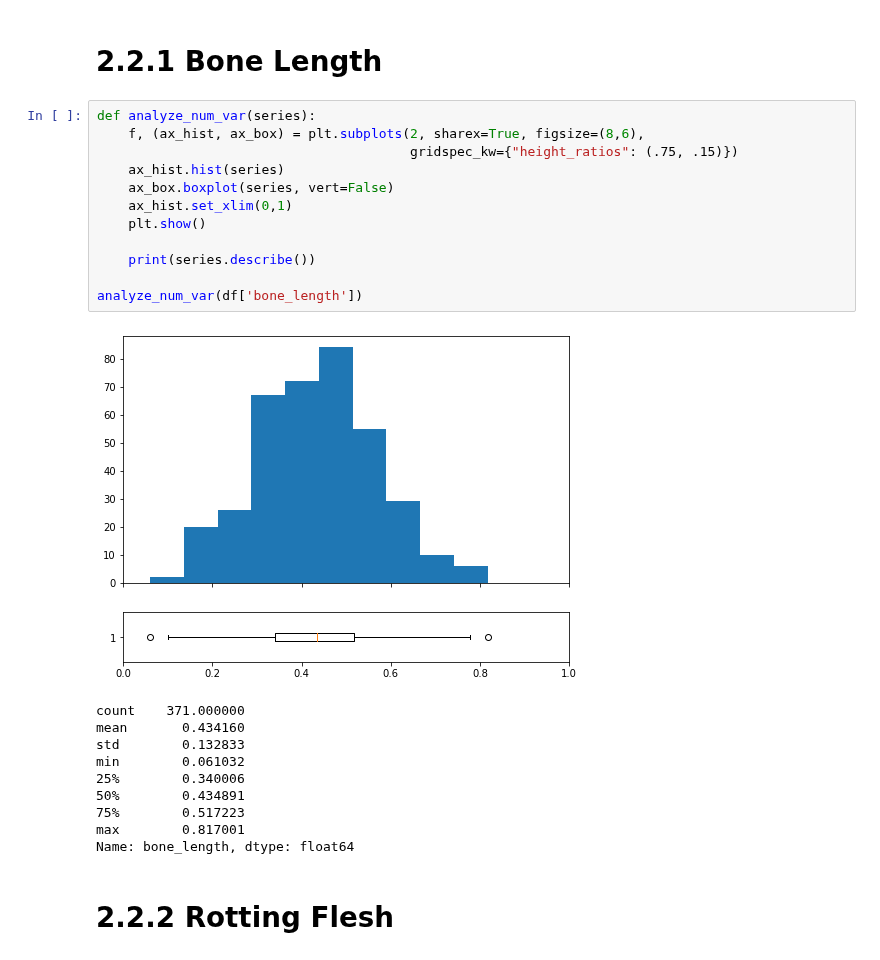
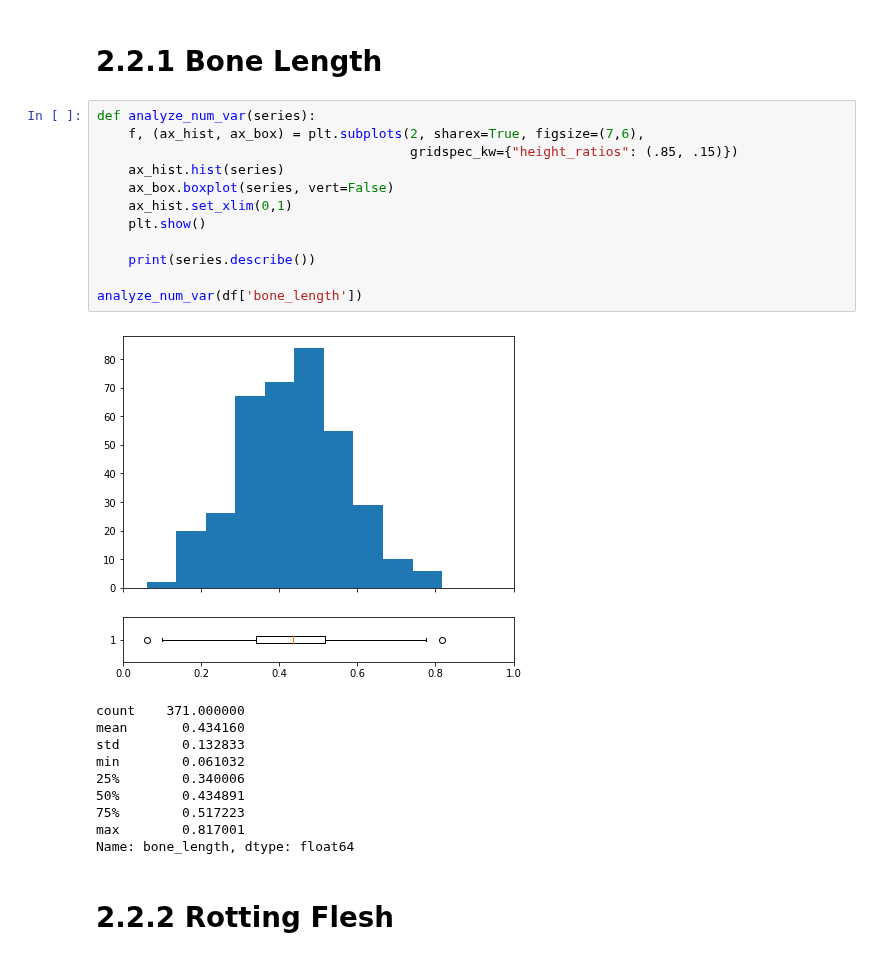
Before and after one commit to poolGolez/project-roosevelt, a Jupyter notebook: ghosts-goblins-ghosts-gotcha.ipynb, the cells around one changed output. Drawn from its saved outputs; the diff is of its cells as text.

```diff
--- a/ghosts-goblins-ghosts-gotcha.ipynb
+++ b/ghosts-goblins-ghosts-gotcha.ipynb
@@ -85,18 +85,18 @@ Let's take a peek on each feature.
 # 2.2.1 Bone Length
 # %%
 def analyze_num_var(series):
-    f, (ax_hist, ax_box) = plt.subplots(2, sharex=True, figsize=(8,6),
-                                        gridspec_kw={"height_ratios": (.75, .15)})
+    f, (ax_hist, ax_box) = plt.subplots(2, sharex=True, figsize=(7,6),
+                                        gridspec_kw={"height_ratios": (.85, .15)})
     ax_hist.hist(series)
     ax_box.boxplot(series, vert=False)
     ax_hist.set_xlim(0,1)
     plt.show()
 
     print(series.describe())
 
 analyze_num_var(df['bone_length'])
 # %% [output]
-[figure, old version]
+[figure, new version]
 count    371.000000
 mean       0.434160
 std        0.132833
```
Also changed, not shown: parts of 10 cells of this notebook.
